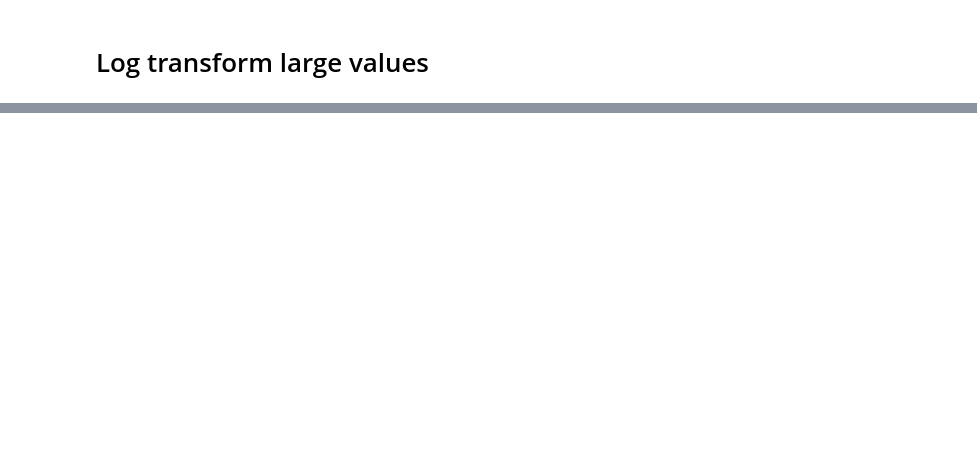
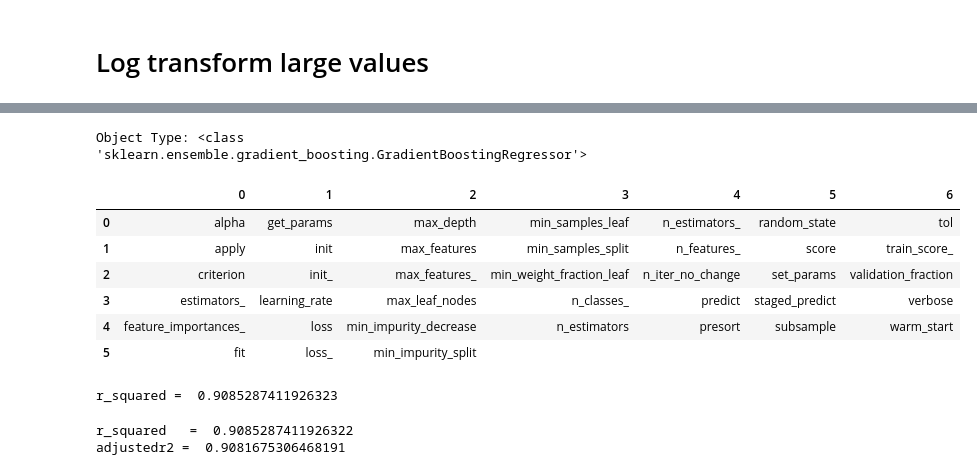
Before and after one commit to bhishanpdl/Project_House_Price_Prediction, a Jupyter notebook: notebooks/c03_regression_modelling_sklearn_methods.ipynb, the cells around one changed output, grey strips where cells are left out. Drawn from its saved outputs; the diff is of its cells as text; code cells hidden in the pictures; blank space fills up the shorter version.

```diff
--- a/notebooks/c03_regression_modelling_sklearn_methods.ipynb
+++ b/notebooks/c03_regression_modelling_sklearn_methods.ipynb
@@ -380,0 +201,5 @@ adjustedr2 =  0.7760253317792367
+# %%
+log_cols = ['price','sqft_living','sqft_living15','sqft_lot','sqft_lot15']
+
+for col in log_cols:
+    df[col] = np.log1p(df[col].to_numpy())
@@ -380,0 +419,29 @@ adjustedr2 =  0.7760253317792367
+# %%
+show_method_attributes(model)
+# %% [output]
+Object Type: <class 'sklearn.ensemble.gradient_boosting.GradientBoostingRegressor'>
+|  | 0 | 1 | 2 | 3 | 4 | 5 | 6 |
+| 0 | alpha | get_params | max_depth | min_samples_leaf | n_estimators_ | random_state | tol |
+| 1 | apply | init | max_features | min_samples_split | n_features_ | score | train_score_ |
+| 2 | criterion | init_ | max_features_ | min_weight_fraction_leaf | n_iter_no_change | set_params | validation_fraction |
+| 3 | estimators_ | learning_rate | max_leaf_nodes | n_classes_ | predict | staged_predict | verbose |
+| 4 | feature_importances_ | loss | min_impurity_decrease | n_estimators | presort | subsample | warm_start |
+| 5 | fit | loss_ | min_impurity_split |  |  |  |  |
+# %%
+r_squared = model.score(Xtest, ytest)
+print('r_squared = ', r_squared)
+# %% [output]
+r_squared =  0.9085287411926323
+# %%
+def adjustedR2(rsquared,nrows,kcols):
+    return rsquared- (kcols-1)/(nrows-kcols) * (1-rsquared)
+
+
+r2 = sklearn.metrics.r2_score(ytest, ypreds)
+ar2 = adjustedR2(r2, Xtest.shape[0], Xtest.shape[1])
+
+print('r_squared   = ', r2)
+print('adjustedr2 = ', ar2)
+# %% [output]
+r_squared   =  0.9085287411926322
+adjustedr2 =  0.9081675306468191
```
Also changed, not shown: parts of 66 cells of this notebook.
